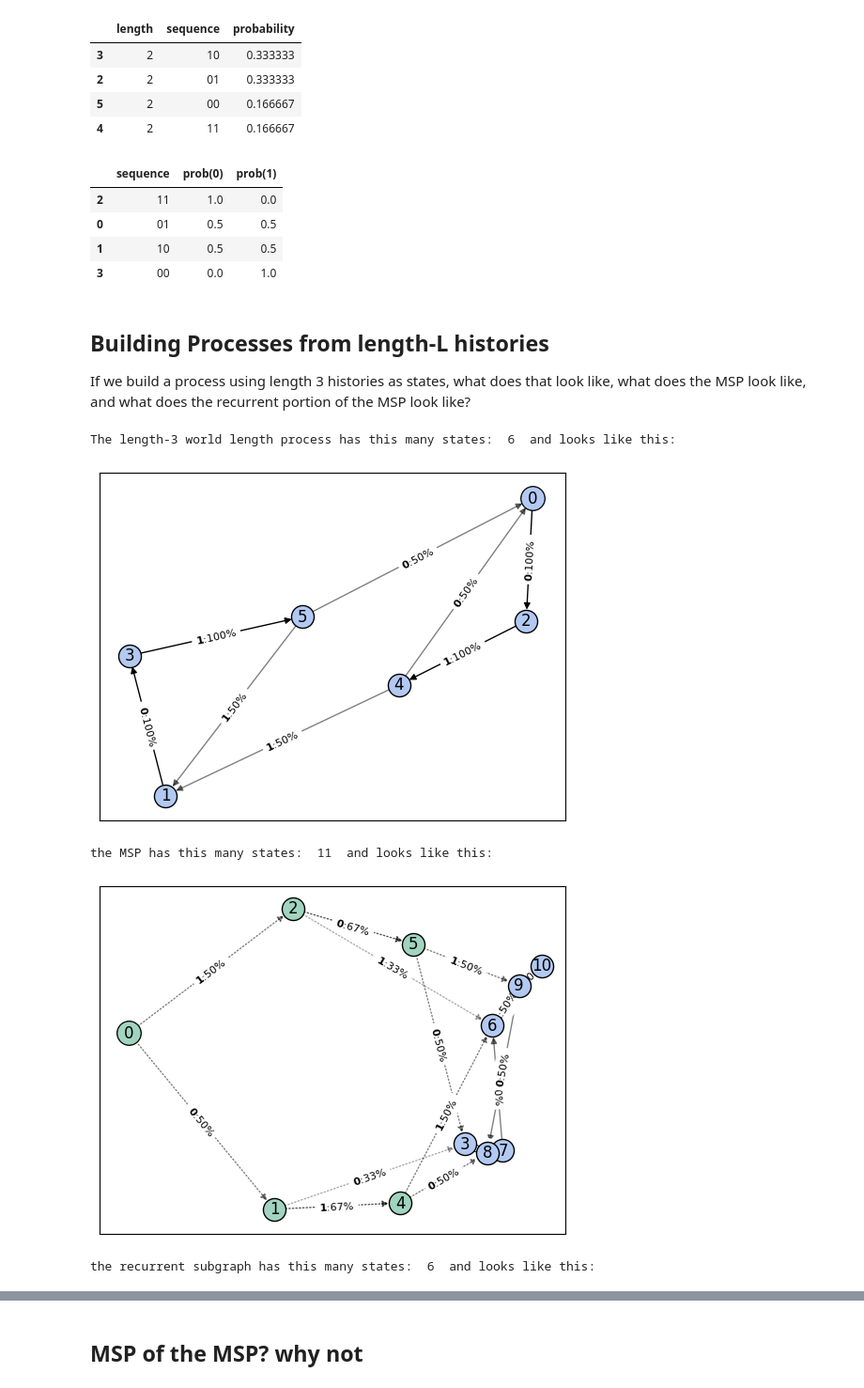
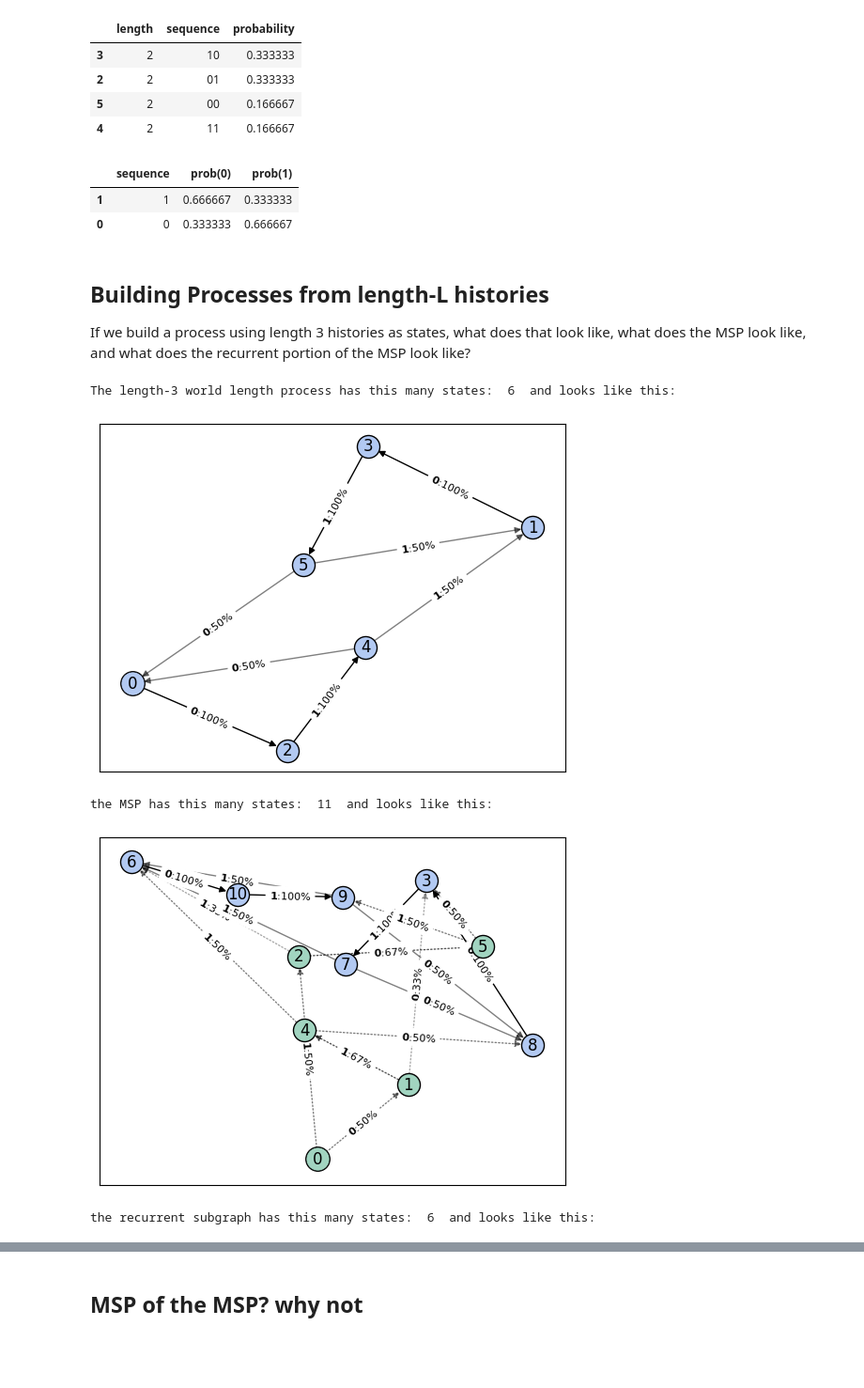
Before and after one commit to adamimos/epsilon-transformers, a Jupyter notebook: notebooks/ZeroOneRandom.ipynb, the cells around one changed output, grey strips where cells are left out. Shown at 94% size. Cells and saved outputs as stored; diff of their text form; code cells hidden in the pictures; blank space fills up the shorter version.

```diff
--- a/notebooks/ZeroOneRandom.ipynb
+++ b/notebooks/ZeroOneRandom.ipynb
@@ -121,33 +140,31 @@ def calculate_probabilities(df, length):
     df_new = df_new.sort_values('prob(0)', ascending=False)
     return df_new
 
-df_new = calculate_probabilities(df, 2)
+df_new = calculate_probabilities(df, 1)
 df_new
 # %% [output]
 |  | sequence | prob(0) | prob(1) |
-| 2 | 11 | 1.0 | 0.0 |
-| 0 | 01 | 0.5 | 0.5 |
-| 1 | 10 | 0.5 | 0.5 |
-| 3 | 00 | 0.0 | 1.0 |
+| 1 | 1 | 0.666667 | 0.333333 |
+| 0 | 0 | 0.333333 | 0.666667 |
 # %% [markdown]
 ## Building Processes from length-L histories
 
 If we build a process using length 3 histories as states, what does that look like, what does the MSP look like, and what does the recurrent portion of the MSP look like?
 # %%
-state_names, T, eprobs = create_transition_matrix(seq_probs, 3)
+state_names, T, eprobs = create_transition_matrix(seq_probs,3 )
 G = epsilon_machine_to_graph(T)
 print("The length-3 world length process has this many states: ", len(state_names), " and looks like this: ")
-visualize_graph_with_selective_offset(G, layout='spring', draw_edge_labels=True, draw_color=False, draw_mixed_state=True)
-MSP = to_mixed_state_presentation(T, threshold=1e-5)
+visualize_graph(G, layout='spring', draw_edge_labels=True, draw_color=False, draw_mixed_state=True, pdf="zero_one_r_length_2.pdf")
+MSP = to_mixed_state_presentation(T, threshold=1e-1)
 print("the MSP has this many states: ", MSP.shape[1], " and looks like this: ")
 G_MSP = epsilon_machine_to_graph(MSP)
-visualize_graph_with_selective_offset(G_MSP, layout='spectral', draw_edge_labels=True, draw_color=False, draw_mixed_state=True)
+visualize_graph(G_MSP, layout='spring', draw_edge_labels=True, draw_color=False, draw_mixed_state=True, pdf="zero_one_r_msp_length_2.pdf")
 recur = get_recurrent_subgraph(G_MSP)
 print("the recurrent subgraph has this many states: ", len(recur.nodes), " and looks like this: ")
-visualize_graph_with_selective_offset(recur, layout='spring', draw_edge_labels=True, draw_color=False, draw_mixed_state=True)
+visualize_graph(recur, layout='spring', draw_edge_labels=True, draw_color=False, draw_mixed_state=True)
 # %% [output]
 The length-3 world length process has this many states:  6  and looks like this:
-[figure, old version]
+[figure, new version]
 the MSP has this many states:  11  and looks like this:
-[figure, old version]
+[figure, new version]
 the recurrent subgraph has this many states:  6  and looks like this:
```
Also changed, not shown: parts of 10 cells of this notebook, 22 other files.
